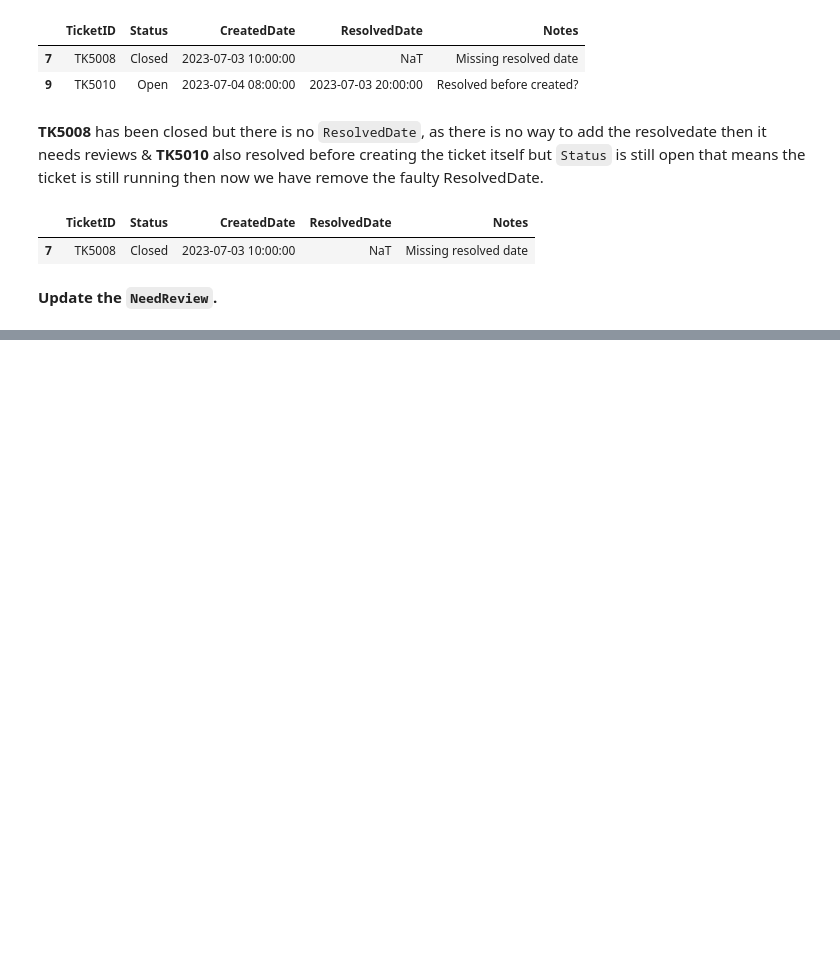
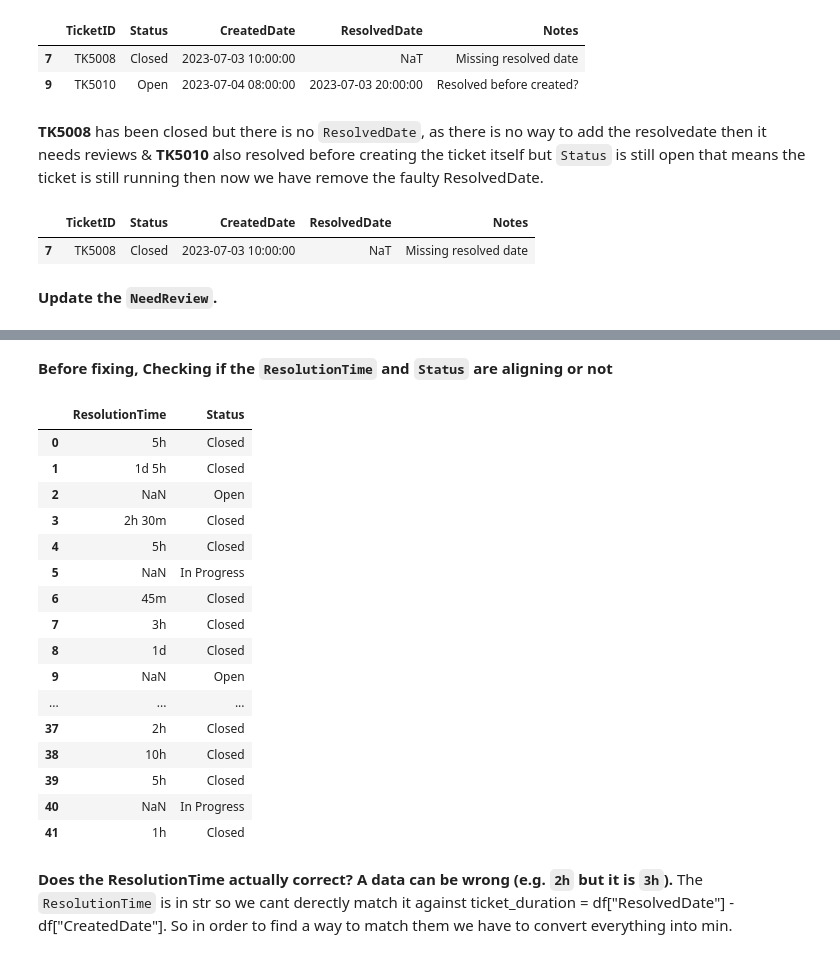
Before and after one commit to JunayedMh/pandas_prac, a Jupyter notebook: Aug_9/cleaning.ipynb, the cells around one changed output, grey strips where cells are left out. Saved outputs shown, nothing was run; the diff lists cells and outputs as text; code cells hidden in the pictures; blank space fills up the shorter version.

```diff
--- a/Aug_9/cleaning.ipynb
+++ b/Aug_9/cleaning.ipynb
@@ -218,0 +228,24 @@ df["NeedsReview"] = df["NeedsReview"] | mismatch_status
+# %% [markdown]
+**Before fixing, Checking if the `ResolutionTime` and `Status` are aligning or not**
+# %%
+df[["ResolutionTime", "Status"]]
+# %% [output]
+|  | ResolutionTime | Status |
+| 0 | 5h | Closed |
+| 1 | 1d 5h | Closed |
+| 2 | NaN | Open |
+| 3 | 2h 30m | Closed |
+| 4 | 5h | Closed |
+| 5 | NaN | In Progress |
+| 6 | 45m | Closed |
+| 7 | 3h | Closed |
+| 8 | 1d | Closed |
+| 9 | NaN | Open |
+| ... | ... | ... |
+| 37 | 2h | Closed |
+| 38 | 10h | Closed |
+| 39 | 5h | Closed |
+| 40 | NaN | In Progress |
+| 41 | 1h | Closed |
+# %% [markdown]
+**Does the ResolutionTime actually correct? A data can be wrong (e.g. `2h` but it is `3h`).** The `ResolutionTime` is in str so we cant derectly match it against ticket_duration = df["ResolvedDate"] - df["CreatedDate"]. So in order to find a way to match them we have to convert everything into min.
```
Also changed, not shown: parts of 4 cells of this notebook, 1 other file.
